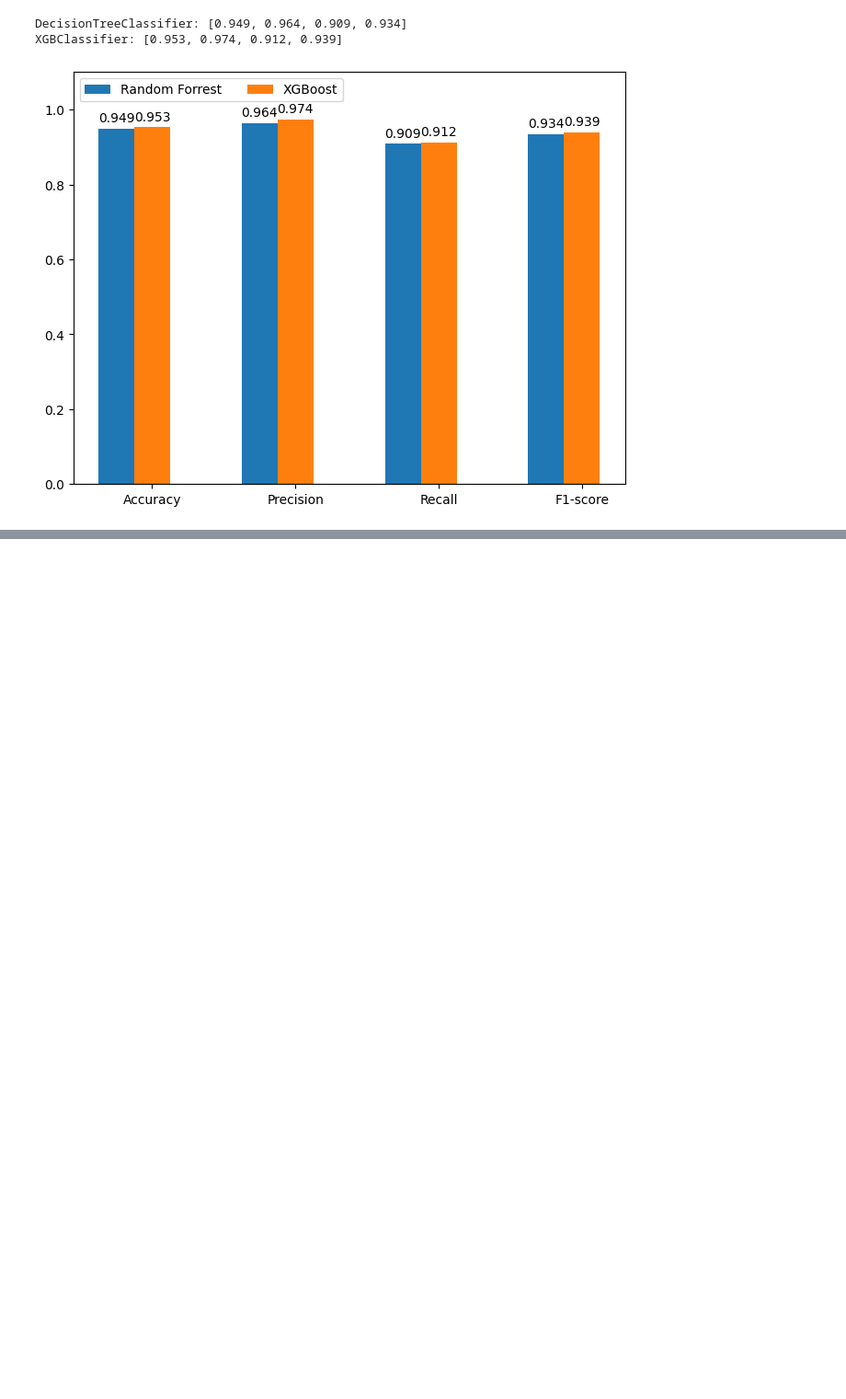
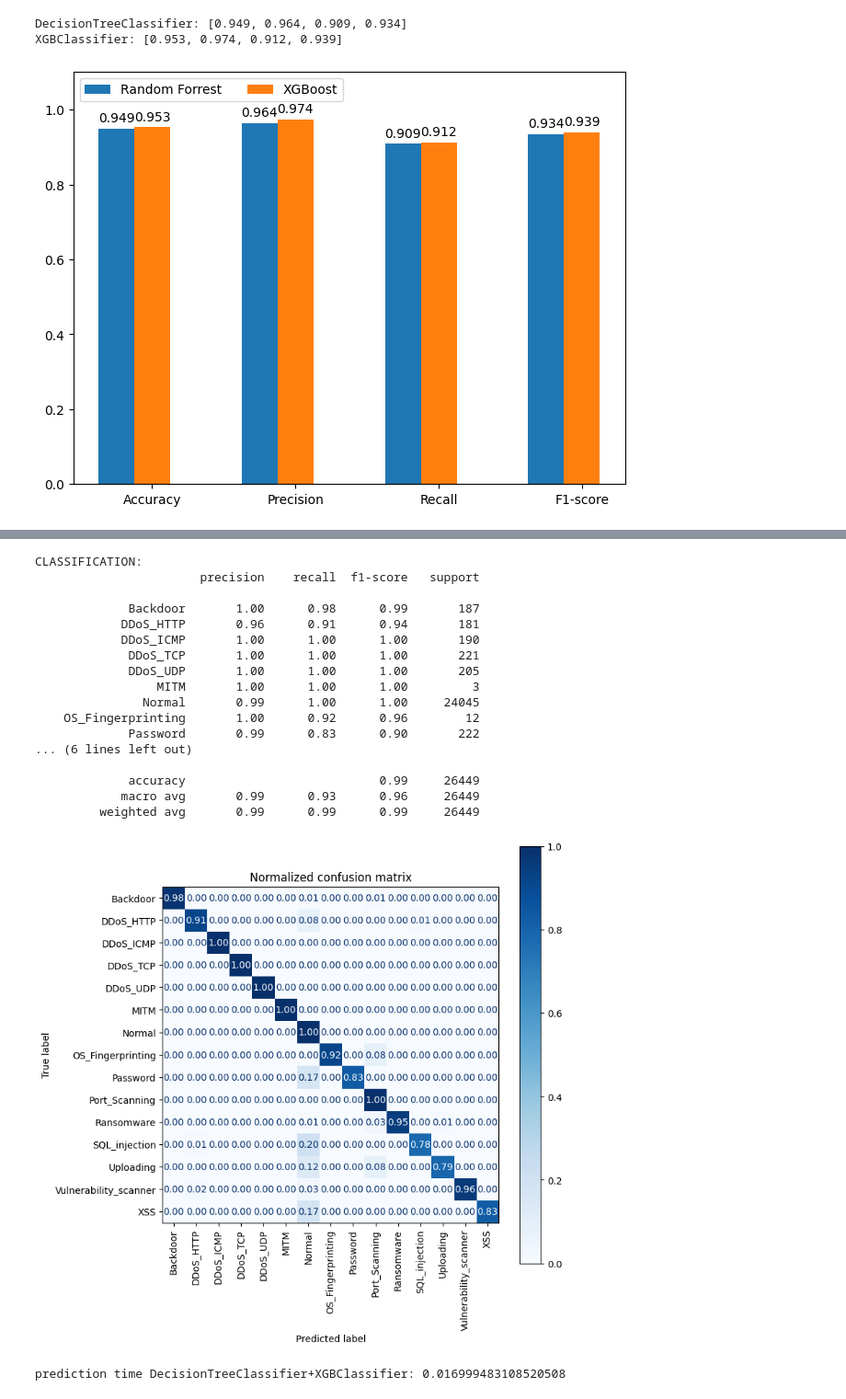
Before and after one commit to pro1710/ids, a Jupyter notebook: paper_content.ipynb, the cells around one changed output, grey strips where cells are left out. Shown at 92% size. Cells and saved outputs as stored; diff of their text form; code cells hidden in the pictures; blank space fills up the shorter version.

```diff
--- a/paper_content.ipynb
+++ b/paper_content.ipynb
@@ -433,0 +650,9 @@ XGBClassifier: [0.953, 0.974, 0.912, 0.939]
+# %%
+ddf = df_test[df_test['Attack_label'] == 0]
+# %%
+tmp = df_orig[df_orig['Attack_label'] == 1]
+replace = False
+# if tmp.shape[0] < 10000:
+#     replace = True
+ddf_test = pd.concat([ddf, tmp.sample(n=int(ddf.shape[0]*0.1))], ignore_index=True)
+ddf_test = ddf_test.sample(frac = 1)
@@ -433,0 +689,65 @@ XGBClassifier: [0.953, 0.974, 0.912, 0.939]
+# %%
+# _, y_class_2_test = get_data('2_class', 'test')
+# X_test, y_class_15_test = get_data('15_class', 'test')
+
+# # y_class_2_test = df_test[ids_common.target_label_2_class]
+# # y_class_15_test = df_test[ids_common.target_label_15_class]
+
+# # X_test = df_test.drop([ids_common.target_label_2_class,
+# #                 ids_common.target_label_15_class],
+# #                 axis=1, inplace=False)
+
+X_test, y_test = ids_common.make_15_class(ddf_test)
+
+detector = class_2_dt
+classifier = class_14_xgb
+
+t_prediction = 0
+t = time.time()
+y_class_2_predict = detector.predict(X_test)
+t_prediction += time.time()-t
+
+
+ds_class_14 = ddf_test[y_class_2_predict==1]
+X_class_14 = ds_class_14.drop(
+                [ids_common.target_label_2_class,
+                ids_common.target_label_15_class],
+                axis=1, inplace=False)
+
+t = time.time()
+y_class_14_predict = classifier.predict(X_class_14)
+t_prediction += time.time()-t
+
+y_class_15_predict = pd.Series(y_class_2_predict, index=X_test.index.copy())
+y_class_15_predict = y_class_15_predict.map(lambda x: 'Normal' if x==0 else 'Attack')
+y_class_15_predict.loc[X_class_14.index] = le_14.inverse_transform(y_class_14_predict)
+
+# print('DETECTION:')
+# print(classification_report(y_class_2_test, y_class_2_predict))
+# ids_common.plot_cm(y_class_2_test, y_class_2_predict)
+
+print('CLASSIFICATION:')
+print(classification_report(y_test, y_class_15_predict))
+ids_common.plot_cm(y_test, y_class_15_predict)
+
+print(f'prediction time {detector.__class__.__name__}+{classifier.__class__.__name__}: {t_prediction}')
+# %% [output]
+CLASSIFICATION:
+                       precision    recall  f1-score   support
+
+             Backdoor       1.00      0.98      0.99       187
+            DDoS_HTTP       0.96      0.91      0.94       181
+            DDoS_ICMP       1.00      1.00      1.00       190
+             DDoS_TCP       1.00      1.00      1.00       221
+             DDoS_UDP       1.00      1.00      1.00       205
+                 MITM       1.00      1.00      1.00         3
+               Normal       0.99      1.00      1.00     24045
+    OS_Fingerprinting       1.00      0.92      0.96        12
+             Password       0.99      0.83      0.90       222
+... (6 lines left out)
+
+             accuracy                           0.99     26449
+            macro avg       0.99      0.93      0.96     26449
+         weighted avg       0.99      0.99      0.99     26449
+[figure, added]
+prediction time DecisionTreeClassifier+XGBClassifier: 0.016999483108520508
```
Also changed, not shown: parts of 24 cells of this notebook, 1 other file.
